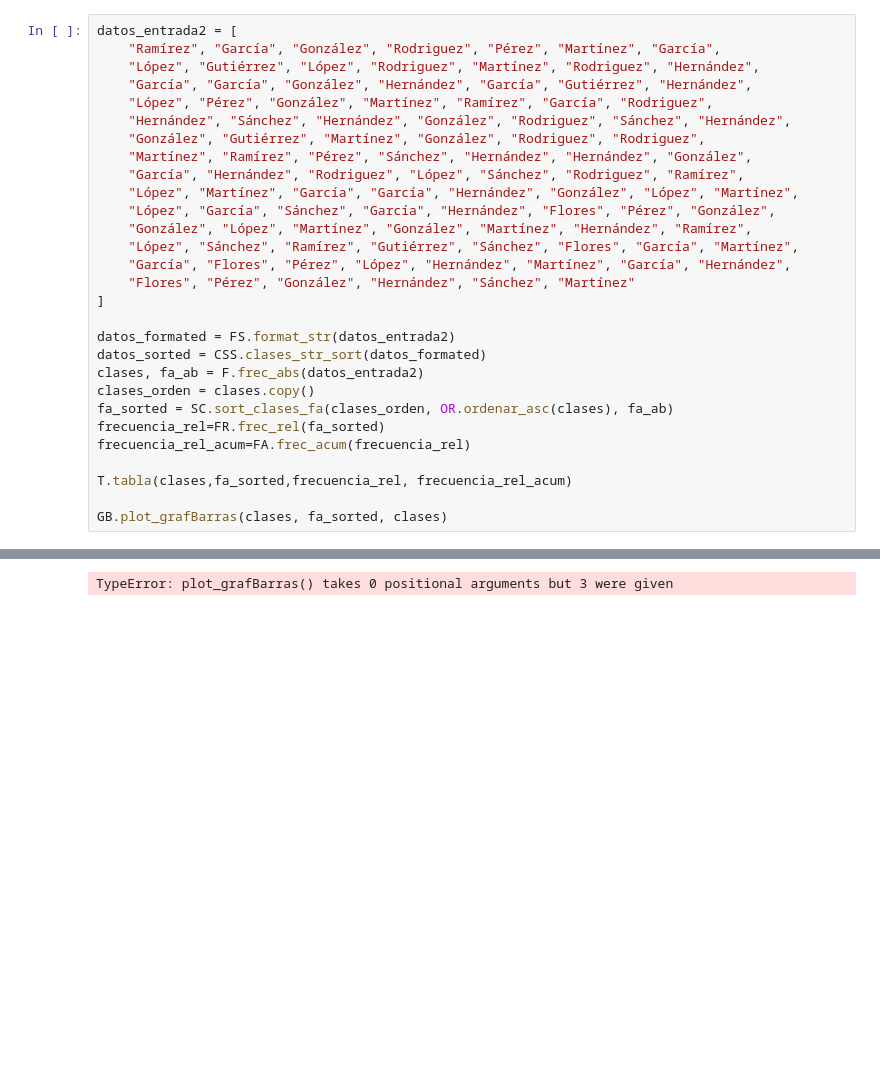
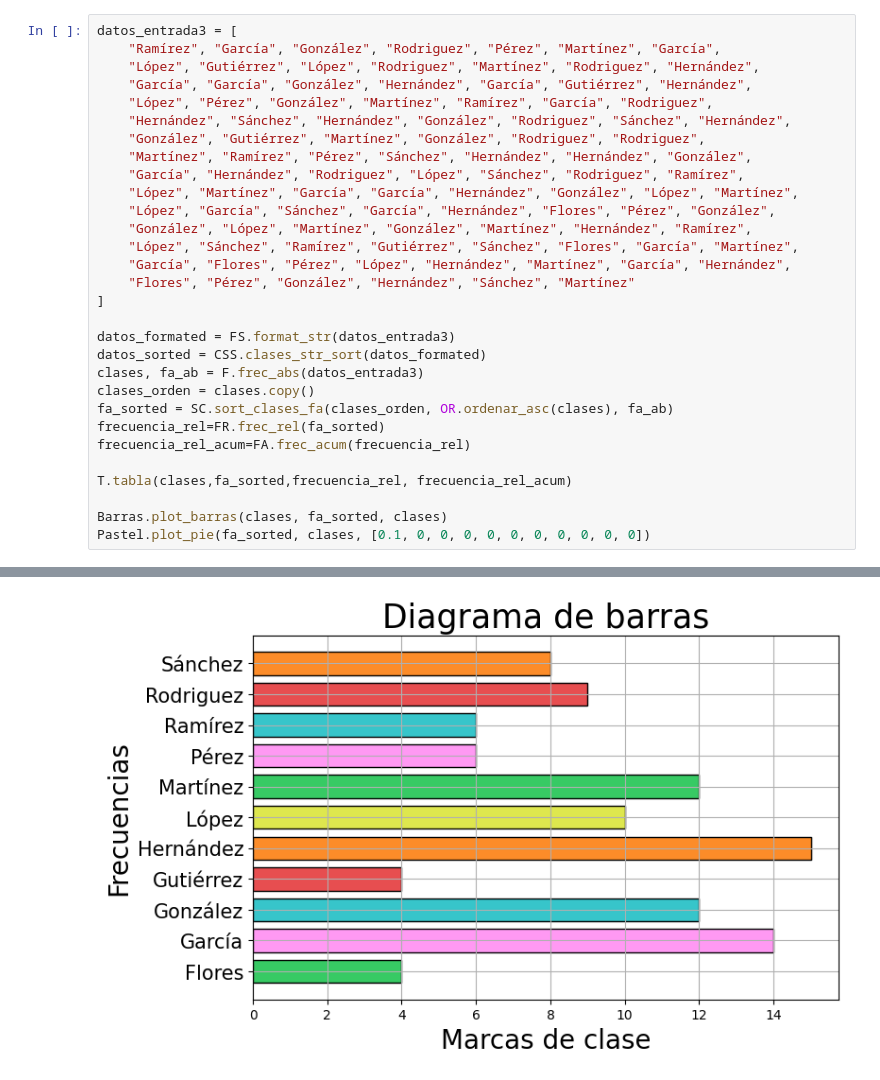
Before and after one commit to karenperez-204c/KarenVerano2024T1, a Jupyter notebook: ejercicio15.ipynb, the cells around one changed output, grey strips where cells are left out. Saved outputs shown, nothing was run; the diff lists cells and outputs as text; blank space fills up the shorter version.

```diff
--- a/ejercicio15.ipynb
+++ b/ejercicio15.ipynb
@@ -15,5 +16,5 @@ import Graficas.plot_grafBarras as GB
 # %%
-datos_entrada2 = [
+datos_entrada3 = [
     "Ramírez", "García", "González", "Rodriguez", "Pérez", "Martínez", "García",
     "López", "Gutiérrez", "López", "Rodriguez", "Martínez", "Rodriguez", "Hernández",
     "García", "García", "González", "Hernández", "García", "Gutiérrez", "Hernández",
@@ -25,34 +26,35 @@ datos_entrada2 = [
     "López", "Martínez", "García", "García", "Hernández", "González", "López", "Martínez",
     "López", "García", "Sánchez", "García", "Hernández", "Flores", "Pérez", "González",
     "González", "López", "Martínez", "González", "Martínez", "Hernández", "Ramírez",
     "López", "Sánchez", "Ramírez", "Gutiérrez", "Sánchez", "Flores", "García", "Martínez",
     "García", "Flores", "Pérez", "López", "Hernández", "Martínez", "García", "Hernández",
     "Flores", "Pérez", "González", "Hernández", "Sánchez", "Martínez"
 ]
 
-datos_formated = FS.format_str(datos_entrada2)
+datos_formated = FS.format_str(datos_entrada3)
 datos_sorted = CSS.clases_str_sort(datos_formated)
-clases, fa_ab = F.frec_abs(datos_entrada2)
+clases, fa_ab = F.frec_abs(datos_entrada3)
 clases_orden = clases.copy()
 fa_sorted = SC.sort_clases_fa(clases_orden, OR.ordenar_asc(clases), fa_ab)
 frecuencia_rel=FR.frec_rel(fa_sorted)
 frecuencia_rel_acum=FA.frec_acum(frecuencia_rel)
 
 T.tabla(clases,fa_sorted,frecuencia_rel, frecuencia_rel_acum)
 
-GB.plot_grafBarras(clases, fa_sorted, clases)
+Barras.plot_barras(clases, fa_sorted, clases)
+Pastel.plot_pie(fa_sorted, clases, [0.1, 0, 0, 0, 0, 0, 0, 0, 0, 0, 0])
 # %% [output]
   Clases         Fa                 Fr              F acumulada
 ---------- --------------- ------------------- -------------------
  Flores         4               4.000                4.000
  García        14               14.000               18.000
  González       12               12.000               30.000
  Gutiérrez        4               4.000                34.000
  Hernández       15               15.000               49.000
   López        10               10.000               59.000
  Martínez       12               12.000               71.000
   Pérez         6               6.000                77.000
  Ramírez        6               6.000                83.000
  Rodriguez        9               9.000                92.000
  Sánchez        8               8.000               100.000
-TypeError: plot_grafBarras() takes 0 positional arguments but 3 were given
+[figure, added]
```
Also changed, not shown: parts of 2 cells of this notebook, 4 other files.
